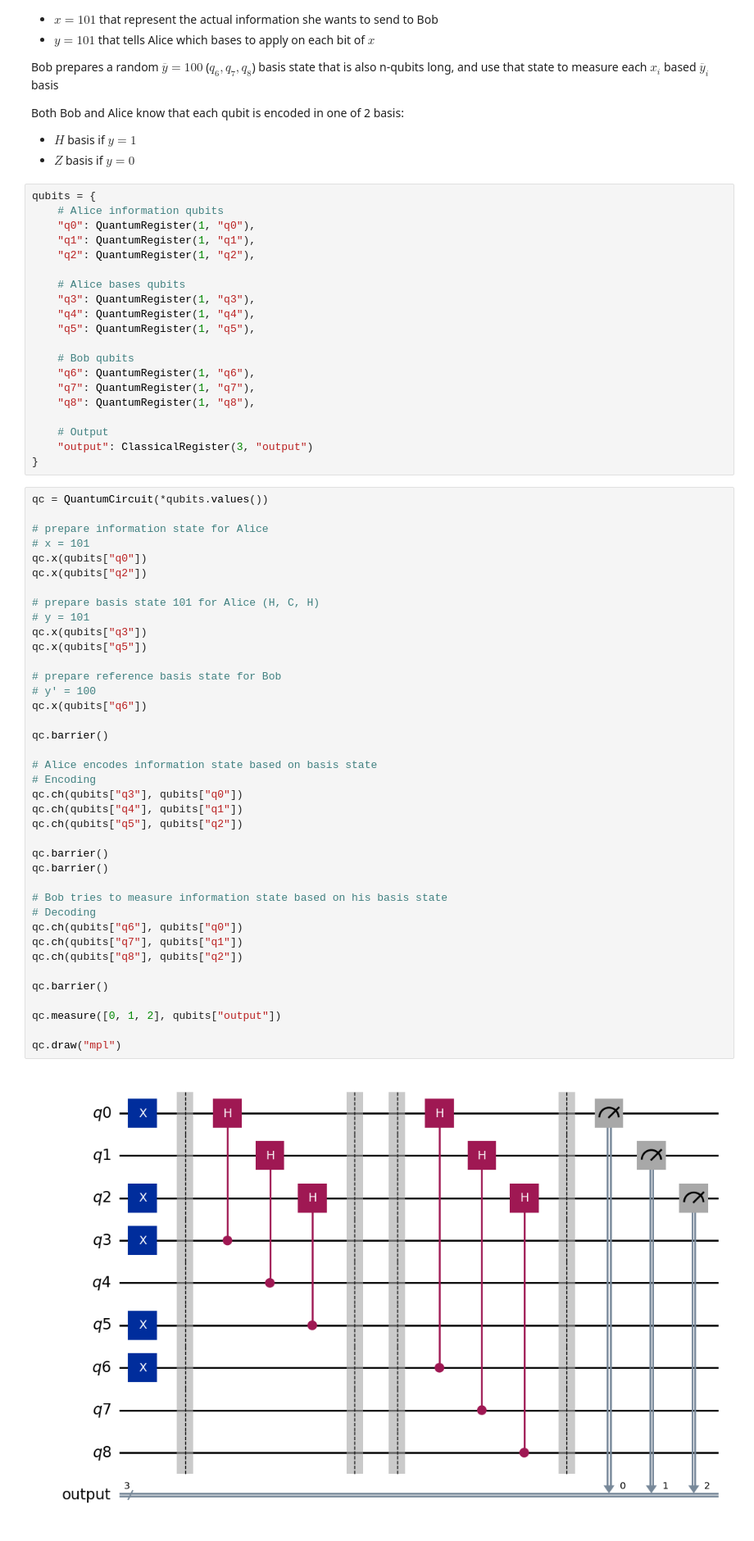
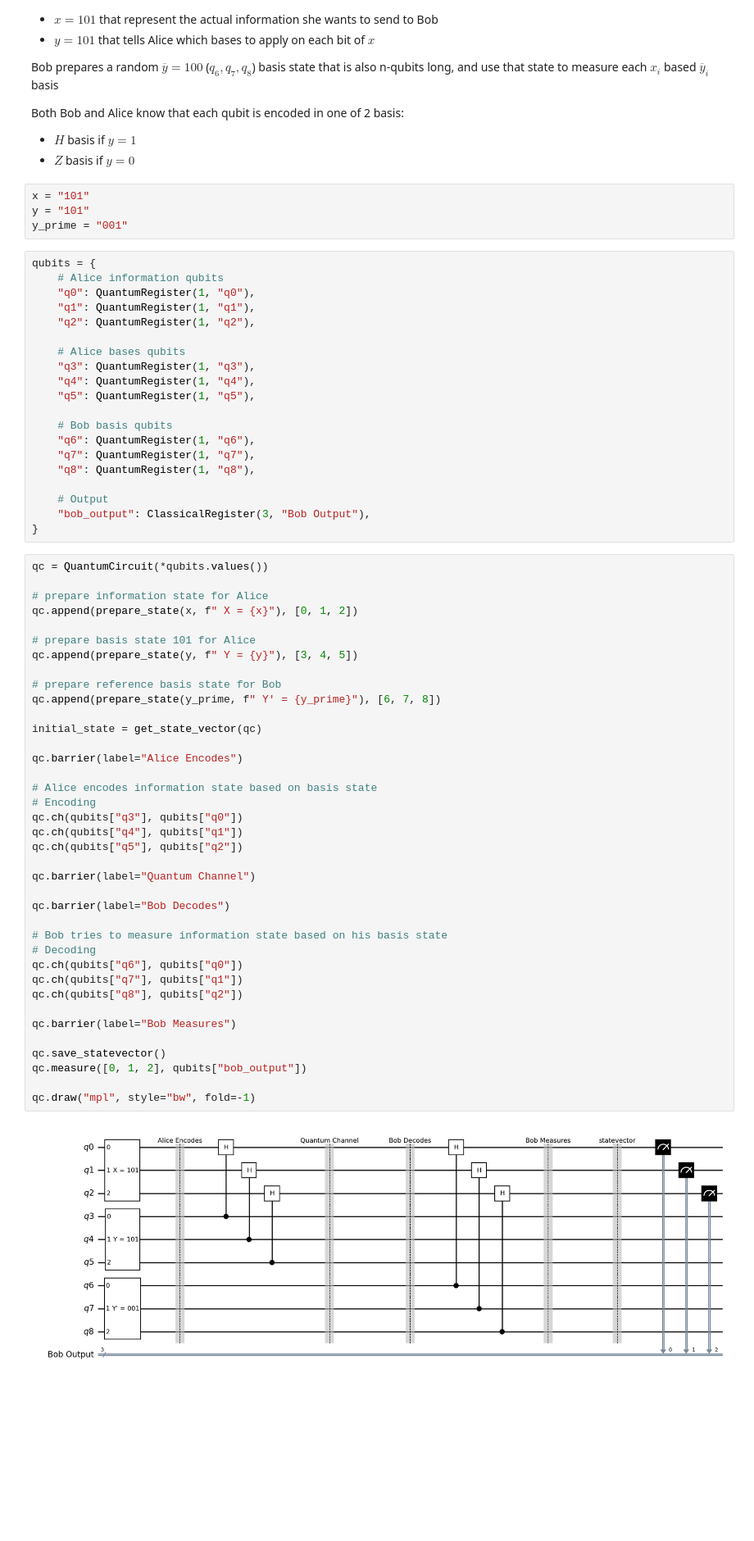
Before and after one commit to omarahm3/qupractice, a Jupyter notebook: algorithms/sarg04/sarg04.ipynb, the cells around one changed output. Shown at 82% size. Saved outputs shown, nothing was run; the diff lists cells and outputs as text; blank space fills up the shorter version.

```diff
--- a/algorithms/sarg04/sarg04.ipynb
+++ b/algorithms/sarg04/sarg04.ipynb
@@ -14,6 +17,10 @@ Bob prepares a random $\overline{y} = 100$ ($q_6, q_7, q_8$) basis state that is
 Both Bob and Alice know that each qubit is encoded in one of 2 basis:
 - $H$ basis if $y = 1$
 - $Z$ basis if $y = 0$
+# %%
+x = "101"
+y = "101"
+y_prime = "001"
 # %%
 qubits = {
     # Alice information qubits
@@ -26,52 +33,51 @@ qubits = {
     "q4": QuantumRegister(1, "q4"),
     "q5": QuantumRegister(1, "q5"),
 
-    # Bob qubits
+    # Bob basis qubits
     "q6": QuantumRegister(1, "q6"),
     "q7": QuantumRegister(1, "q7"),
     "q8": QuantumRegister(1, "q8"),
 
     # Output
-    "output": ClassicalRegister(3, "output")
+    "bob_output": ClassicalRegister(3, "Bob Output"),
 }
 # %%
 qc = QuantumCircuit(*qubits.values())
 
 # prepare information state for Alice
-# x = 101
-qc.x(qubits["q0"])
-qc.x(qubits["q2"])
+qc.append(prepare_state(x, f" X = {x}"), [0, 1, 2])
 
-# prepare basis state 101 for Alice (H, C, H)
-# y = 101
-qc.x(qubits["q3"])
-qc.x(qubits["q5"])
+# prepare basis state 101 for Alice
+qc.append(prepare_state(y, f" Y = {y}"), [3, 4, 5])
 
 # prepare reference basis state for Bob
-# y' = 100
-qc.x(qubits["q6"])
+qc.append(prepare_state(y_prime, f" Y' = {y_prime}"), [6, 7, 8])
 
-qc.barrier()
+initial_state = get_state_vector(qc)
+
+qc.barrier(label="Alice Encodes")
 
 # Alice encodes information state based on basis state
 # Encoding
 qc.ch(qubits["q3"], qubits["q0"])
 qc.ch(qubits["q4"], qubits["q1"])
 qc.ch(qubits["q5"], qubits["q2"])
 
-qc.barrier()
-qc.barrier()
+qc.barrier(label="Quantum Channel")
+
+qc.barrier(label="Bob Decodes")
 
 # Bob tries to measure information state based on his basis state
 # Decoding
 qc.ch(qubits["q6"], qubits["q0"])
 qc.ch(qubits["q7"], qubits["q1"])
 qc.ch(qubits["q8"], qubits["q2"])
 
-qc.barrier()
+qc.barrier(label="Bob Measures")
 
-qc.measure([0, 1, 2], qubits["output"])
+qc.save_statevector()
+qc.measure([0, 1, 2], qubits["bob_output"])
 
-qc.draw("mpl")
+qc.draw("mpl", style="bw", fold=-1)
 # %% [output]
-[figure, old version]
+[figure, new version]
```
Also changed, not shown: parts of 7 cells of this notebook, 2 other files.
